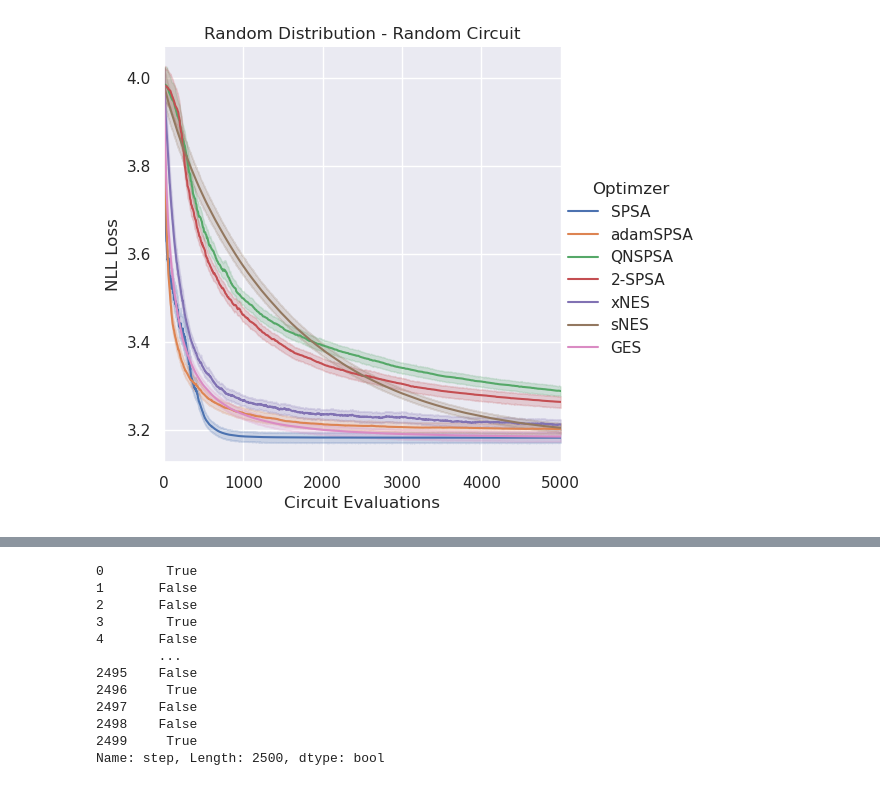
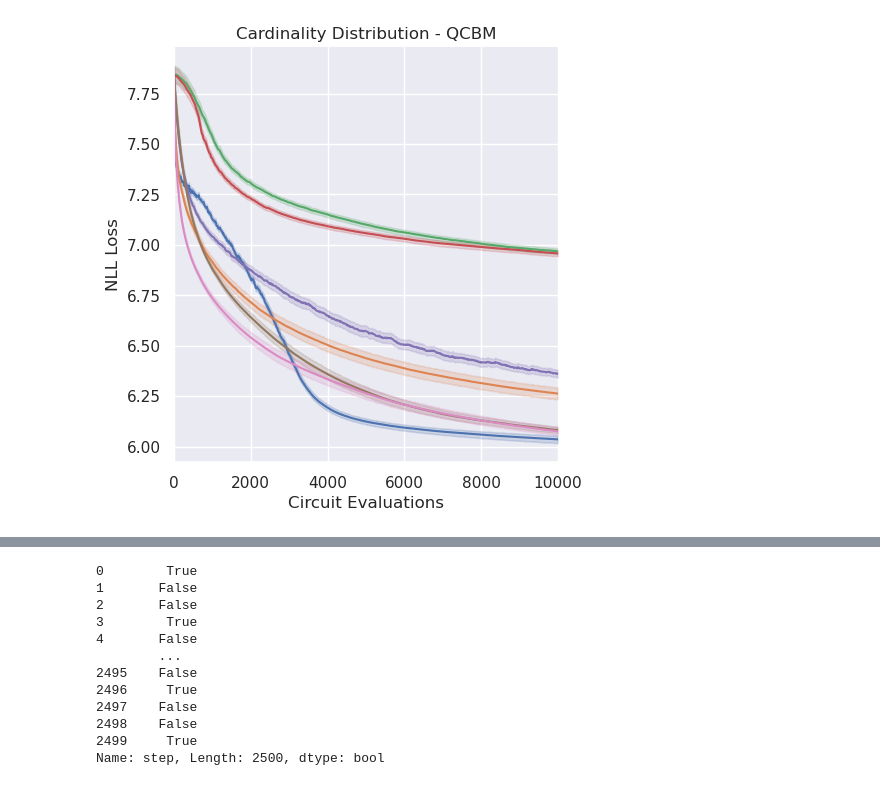
Before and after one commit to ltecot/rand_bench_opt_quantum, a Jupyter notebook: plot_processing/plotting_notebook.ipynb, the cells around one changed output, grey strips where cells are left out. Drawn from its saved outputs; the diff is of its cells as text; code cells hidden in the pictures.

Commit message:
qcbm plots

```diff
--- a/plot_processing/plotting_notebook.ipynb
+++ b/plot_processing/plotting_notebook.ipynb
@@ -86,40 +86,40 @@ optimizer_order = ['SPSA','adamSPSA','QNSPSA','2-SPSA','xNES','sNES','GES']
 # curr_data, x_data, x_lim, x_label, y_label, title = ising_1d_runs, "step", 500, "Step", "Energy", "1D Ising"
 # curr_data, x_data, x_lim, x_label, y_label, title = ising_1d_runs, "num_shots", 1000, "Circuit Evaluations", "Energy", "1D Ising"
 # curr_data, x_data, x_lim, x_label, y_label, title = random_ham_runs, "step", 500, "Step", "Energy", "Randomized Hamiltonian"
 # curr_data, x_data, x_lim, x_label, y_label, title = random_ham_runs, "num_shots", 1000, "Circuit Evaluations", "Energy", "Randomized Hamiltonian"
 # curr_data, x_data, x_lim, x_label, y_label, title = heisenburg_2d_runs, "step", 2000, "Step", "Energy", "2D Heisenburg"
 # curr_data, x_data, x_lim, x_label, y_label, title = heisenburg_2d_runs, "num_shots", 4000, "Circuit Evaluations", "Energy", "2D Heisenburg"
 # curr_data, x_data, x_lim, x_label, y_label, title = qcbm_gen_runs, "step", 5000, "Step", "NLL Loss", "Cardinality Distribution - QCBM"
-# curr_data, x_data, x_lim, x_label, y_label, title = qcbm_gen_runs, "num_shots", 10000, "Circuit Evaluations", "NLL Loss", "Cardinality Distribution - QCBM"
+curr_data, x_data, x_lim, x_label, y_label, title = qcbm_gen_runs, "num_shots", 10000, "Circuit Evaluations", "NLL Loss", "Cardinality Distribution - QCBM"
 # curr_data, x_data, x_lim, x_label, y_label, title = rand_gen_runs, "step", 2500, "Step", "NLL Loss", "Random Distribution - Random Circuit"
-curr_data, x_data, x_lim, x_label, y_label, title = rand_gen_runs, "num_shots", 5000, "Circuit Evaluations", "NLL Loss", "Random Distribution - Random Circuit"
+# curr_data, x_data, x_lim, x_label, y_label, title = rand_gen_runs, "num_shots", 5000, "Circuit Evaluations", "NLL Loss", "Random Distribution - Random Circuit"
 
-remove_legend = False
-# remove_legend = True
+# remove_legend = False
+remove_legend = True
 
 # Filter, for sub-sampling the data if seaborn can't handle it all
-step_filter_freq = 1
-# step_filter_freq = 5
+# step_filter_freq = 1
+step_filter_freq = 5
 # step_filter_freq = 100
 
 # ----------------------------
 
 sns.set_theme()
 # sns.set_context("paper")
 
 # ax = sns.relplot(data=curr_data, x="step", y="loss", hue="optimizer", kind="line", errorbar="sd")
 # ax = sns.relplot(data=curr_data, x="step", y="loss", hue="optimizer", kind="line", errorbar=None)
 
 filter_inds = ((curr_data["step"] % step_filter_freq == 0) & (curr_data[x_data] <= x_lim)) | (curr_data[x_data] == x_lim-1)
 curr_data = curr_data[filter_inds]
 ax = sns.relplot(data=curr_data, x=x_data, y="loss", hue="optimizer", kind="line", palette=optimizer_palette, hue_order=optimizer_order)
 ax.set(xlim=(0,x_lim), xlabel=x_label, ylabel=y_label, title=title)
 if remove_legend:
     ax._legend.remove()
 else:
     ax._legend.set_title("Optimzer")
 # %% [output]
-[figure, old version]
+[figure, new version]
 # %%
 # Box / Violin Plots of converged results
 
```
Also changed, not shown: parts of 2 cells of this notebook.
